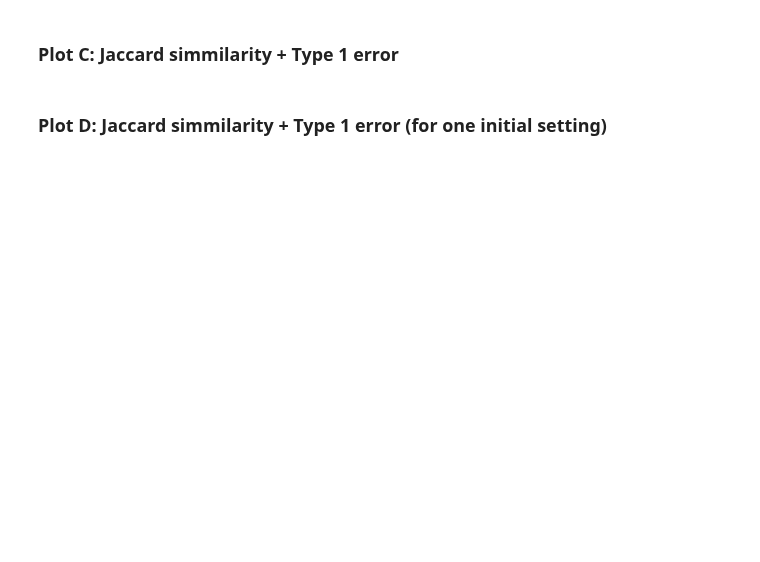
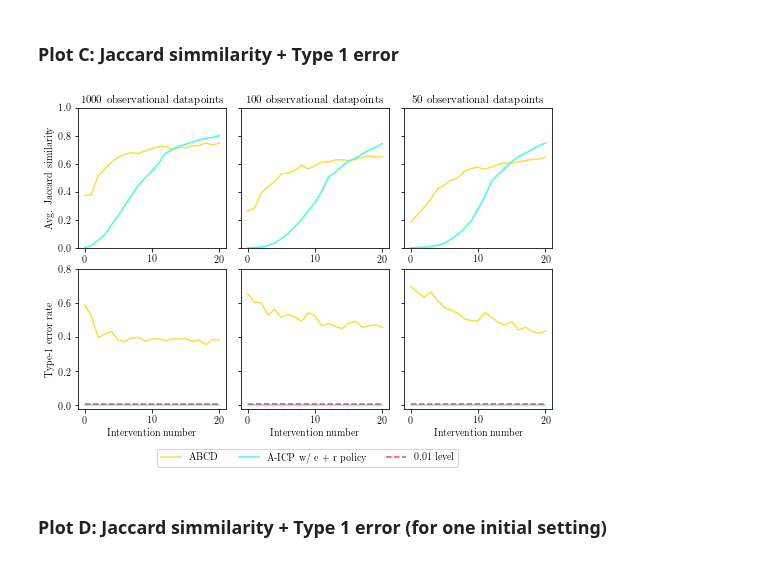
Before and after one commit to juangamella/aicp, a Jupyter notebook: plots_abcd.ipynb, the cells around one changed output. Cells and saved outputs as stored; diff of their text form; code cells hidden in the pictures; blank space fills up the shorter version.

```diff
--- a/plots_abcd.ipynb
+++ b/plots_abcd.ipynb
@@ -332,7 +342,7 @@ ax = plt.gca()
 ax.plot(Trajectories_abcd_1000.mean(axis=0)[0:plot_iter], c=colors[1], label="ABCD", linewidth=1.5)
 #ax.plot(Trajectories_aicp_1000["random"].mean(axis=0)[0:plot_iter], c=colors[0], label="AICP w/ random policy", linewidth=1.5)
 ax.plot(Trajectories_aicp_1000["e + r"].mean(axis=0)[0:plot_iter], c=colors[3], label="AICP w/ e + r policy", linewidth=1.5)
-plt.ylabel("Average Jaccard similarity")
+plt.ylabel("Avg. Jaccard similarity")
 ax.text(0.5,1.04,"1000 observational datapoints", transform=ax.transAxes, fontsize=11, ha="center")
 plt.ylim(ylim)
 
@@ -369,33 +379,35 @@ ax.plot(np.mean(Type1Errors_abcd_1000, axis=0)[0:plot_iter], c=colors[1], label=
 ax.plot(np.mean(Type1Error_aicp_1000["e + r"], axis=0)[0:plot_iter], c=colors[3], label="AICP w/ e + r policy", linewidth=1.5)
 plt.xlabel("Intervention number")
 plt.ylabel("Type-1 error rate")
 plt.ylim(ylim)
 ax.plot([0, plot_iter-1], [0.01, 0.01], color = colors[0], linestyle="--", label="0.01 level")
 
 # Plot for 100 initial samples
 plt.subplot(gs[4])
 ax = plt.gca()
 ax.plot(np.mean(Type1Errors_abcd_100, axis=0)[0:plot_iter], c=colors[1], label="ABCD", linewidth=1.5)
 #ax.plot(np.mean(Type1Error_aicp_100["random"], axis=0)[0:plot_iter], c=colors[0], label="AICP w/ random policy", linewidth=1.5)
 ax.plot(np.mean(Type1Error_aicp_100["e + r"], axis=0)[0:plot_iter], c=colors[3], label="AICP w/ e + r policy", linewidth=1.5)
 plt.xlabel("Intervention number")
 ax.set_yticklabels([])
 plt.ylim(ylim)
 ax.plot([0, plot_iter-1], [0.01, 0.01], color = colors[0], linestyle="--", label="0.01 level")
 
 # Plot for 50 initial samples
 plt.subplot(gs[5])
 ax = plt.gca()
 ax.plot(np.mean(Type1Errors_abcd_50, axis=0)[0:plot_iter], c=colors[1], label="ABCD", linewidth=1.5)
 #ax.plot(np.mean(Type1Error_aicp_50["random"], axis=0)[0:plot_iter], c=colors[0], label="AICP w/ random policy", linewidth=1.5)
 ax.plot(np.mean(Type1Error_aicp_50["e + r"], axis=0)[0:plot_iter], c=colors[3], label="A-ICP w/ e + r policy", linewidth=1.5)
 plt.xlabel("Intervention number")
 ax.set_yticklabels([])
 plt.ylim(ylim)
 ax.plot([0, plot_iter-1], [0.01, 0.01], color = colors[0], linestyle="--", label="0.01 level")
 ax.legend(prop=fontP, ncol=5, bbox_to_anchor=(0.4, -.25))
 
 plt.savefig("figures/abcd_vs_aicp_all.pdf", bbox_inches='tight')
+# %% [output]
+[figure, added]
 # %% [markdown]
 ### Plot D: Jaccard simmilarity + Type 1 error (for one initial setting)
 # %%
```
Also changed, not shown: parts of 8 cells of this notebook, 2 other files.
